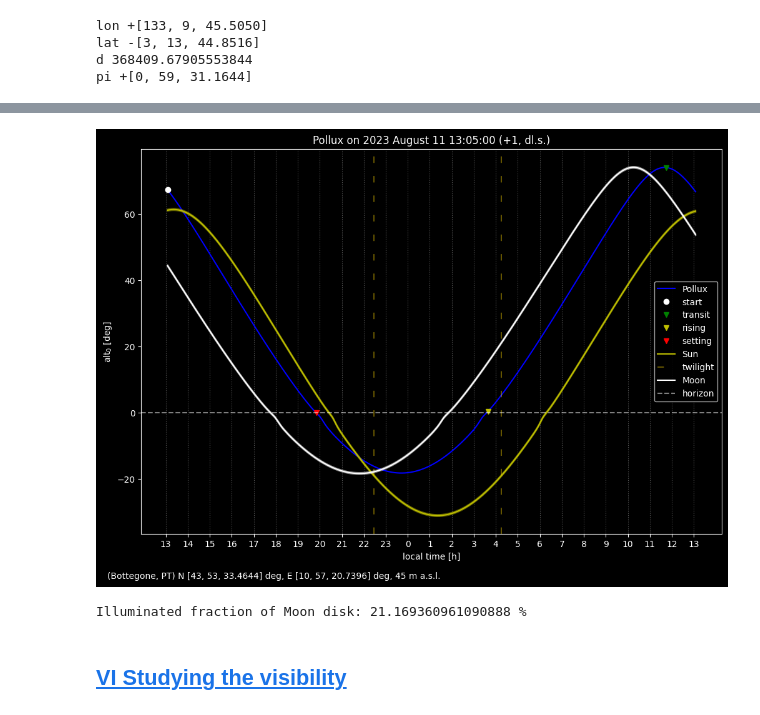
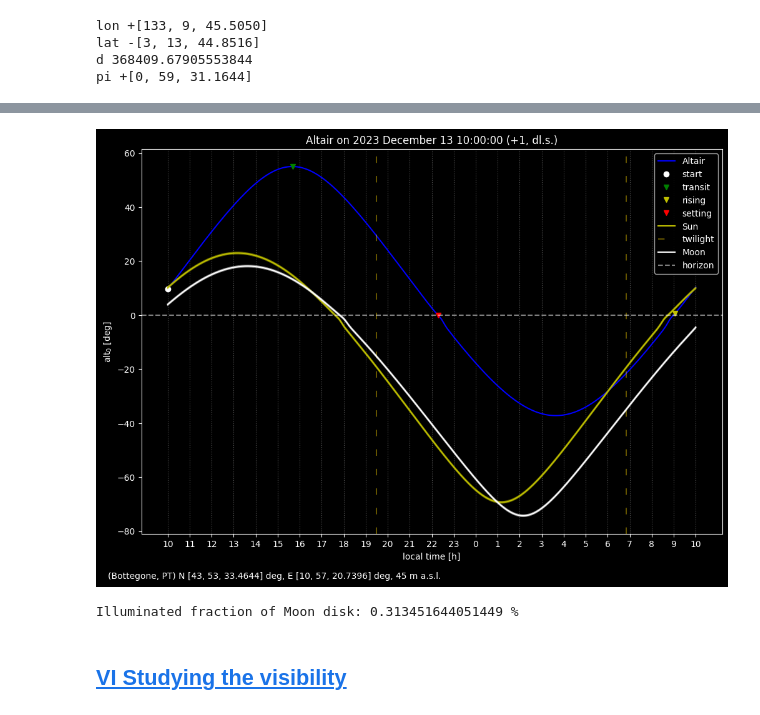
Before and after one commit to 00-berni/proj_0, a Jupyter notebook: notebook/notebook.ipynb, the cells around one changed output, grey strips where cells are left out. Saved outputs shown, nothing was run; the diff lists cells and outputs as text; code cells hidden in the pictures.

Commit message:
Starting the visibility function To understand the ill fraction of Moon

```diff
--- a/notebook/notebook.ipynb
+++ b/notebook/notebook.ipynb
@@ -2981,7 +2991,7 @@ obsname = 'Bottegone, PT'
 obs = GeoPos(lon,lat,h,name=obsname)
 
 # getting target data
-name, ra, dec, prmt = import_data('targets.csv',sel=4)
+name, ra, dec, prmt = import_data('targets.csv',sel=2)
 obj = StarObj(name,[ra,dec],prmt=prmt)
 obj.obj_info()
 print()
@@ -3193,6 +3212,8 @@ print(date.ut_to_local(timezone,dl_save,'str'))
 
 # computing the time of the events
 m = tran_ris_set(date,obs,obj,True)
+if type(m) == list:
+    m = m[0]
 event = Date(date.date,m)
 # computing the corresponding apparent altitude
 ealt = compute_alt(event,obs,obj,True)
@@ -3211,6 +3232,7 @@ plt.title(obj.name + ' on ' + titledate )
 
 plt.plot(dayrange,alt.deg,label='trajectory')
 plt.plot(dayrange[0],alt.deg[0],'ow',label='start')
+
 if type(m.val) != np.ndarray:
     plt.plot(event.jd,ealt.deg,'vg',label='transit')
 else:
@@ -3948,12 +4006,14 @@ class StarObj():
         return LST - ra
 # %%
 timezone, dl_save = 1, True
-date = Date([2023,8,9],timezone=timezone,dl_save=dl_save)
+date = Date([2023,1,9],timezone=timezone,dl_save=dl_save)
 print(date.ut_to_local(timezone,dl_save,'str'))
 
 alt, dayrange = trajectory(date,obs,obj,numpoint)
 # computing the time of the events
 m = tran_ris_set(date,obs,obj,True)
+if type(m) == list:
+    m = m[0]
 event = Date(date.date,m)
 # computing the corresponding apparent altitude
 ealt = compute_alt(event,obs,obj,True)
@@ -3968,7 +4028,8 @@ altaz = equat_to_altaz(Equatorial(ra,dec),lha,lat)
 sunrad = SUN.ang_diameter(dates)/2
 sunalt = altaz.alt + refraction_corr(altaz.alt,obs.h)
 suntw = SUN.twilight(date,obs)
-suntw = Date(date.date,suntw,calendar=date.calendar)
+if type(suntw) != bool:
+    suntw = Date(date.date,suntw,calendar=date.calendar)
 
 
 
@@ -4003,8 +4064,9 @@ ticks = Date(date.date, (np.arange(0,N,1)+int(date.time.hour()))*3600,calendar=d
 labelticks = np.round(ticks.time.hour() + hzone,0).astype(int)
 labelticks = np.where(labelticks >= 24, labelticks-24, labelticks)
 plt.axhline(0,xmin=0,xmax=1,linestyle='dashed',alpha=0.5,color='white',label='horizon')
-plt.axvline(suntw.jd[0],ymin=0,ymax=1,linestyle=(0,(5,10)),alpha=0.4,color='gold',label='twilight')
-plt.axvline(suntw.jd[1],ymin=0,ymax=1,linestyle=(0,(5,10)),alpha=0.4,color='gold')
+if type(suntw) != bool:
+    plt.axvline(suntw.jd[0],ymin=0,ymax=1,linestyle=(0,(5,10)),alpha=0.4,color='gold',label='twilight')
+    plt.axvline(suntw.jd[1],ymin=0,ymax=1,linestyle=(0,(5,10)),alpha=0.4,color='gold')
 plt.xticks(ticks.jd,labelticks)
 plt.xlabel(out + ' [h]')
 plt.ylabel('alt$_0$ [deg]')
@@ -4241,7 +4303,7 @@ class Moon():
         s = 716946800/dist * (1+np.sin(alt.rad)*np.sin(para.rad))
         return Angles(s/3600,'deg')
 
-    def rise_set(self, date: Date, obs_pos: GeoPos, results: bool = True, iter: int = 3) -> Time | None:
+    def rise_set(self, date: Date, obs_pos: GeoPos, results: bool = True, iter: int = 3) -> Time | bool:
         date = date.copy()
         lon = obs_pos.lon
         lat = obs_pos.lat
@@ -4324,10 +4386,11 @@ class Moon():
                     print(names[i] + ':\t' + event[i].print_date() + ' ==> ' + event[i].ut_to_local(timezone,dl_save,'str'))
             return m
         else:
+            m = (cosH0 < 0)
             if results:
-                res_str = 'rises' if cosH0 > 0 else 'sets'
+                res_str = 'sets' if m else 'rises'
                 print('Moon never ' + res_str)
-            return None
+            return m
 
     def ill_fract(self, date: Date, sunlon: Angles, sundist: float | np.ndarray) -> float | np.ndarray:
         lon, lat, dist = self.get_coor(date)
@@ -4356,13 +4419,16 @@ d 368409.67905553844
 pi +[0, 59, 31.1644]
 # %%
 timezone, dl_save = 1, True
-date = Date([2023,8,11],[13,5,0],timezone=timezone,dl_save=dl_save)
+date = Date([2023,12,13],[10,0,0],timezone=timezone,dl_save=dl_save)
+# date = Date([2023,8,12],[13,5,0],timezone=timezone,dl_save=dl_save)
 print(date.ut_to_local(timezone,dl_save,'str'))
 
 alt, dayrange = trajectory(date,obs,obj,numpoint)
 
 # computing the time of the events
 m = tran_ris_set(date,obs,obj,True)
+if type(m) == list:
+    m = m[0]
 event = Date(date.date,m)
 # computing the corresponding apparent altitude
 ealt = compute_alt(event,obs,obj,True)
@@ -4378,7 +4444,9 @@ print('sun az',altaz.az.print_angle('deg')[0])
 sunrad = SUN.ang_diameter(dates)/2
 sunalt = altaz.alt + refraction_corr(altaz.alt,obs.h)
 suntw = SUN.twilight(date,obs)
-suntw = Date(date.date,suntw,calendar=date.calendar)
+if type(suntw) != bool:
+    suntw = Date(date.date,suntw,calendar=date.calendar)
+sunra, sundec = ra, dec
 
 dates = Date(jd=dayrange,timetype=date.time.tytime,calendar=date.calendar)
 ra, dec = MOON.equat_coor(dates)
@@ -4389,6 +4457,8 @@ print('moon az',altaz.az.print_angle('deg')[0])
 moonrad = MOON.ang_diameter(dates, altaz.alt)/2
 moonalt = altaz.alt + refraction_corr(altaz.alt,obs.h)
 moonrs = MOON.rise_set(date,obs)
+print(moonrs)
+moonra, moondec = ra, dec
 
 ## PLOT ##
 hour = date.time.hour()
@@ -4418,8 +4488,9 @@ else:
 plt.plot(dayrange,sunalt.deg,'y',label='Sun')
 plt.plot(dayrange,sunalt.deg - sunrad.deg,'y',alpha=0.5)
 plt.plot(dayrange,sunalt.deg + sunrad.deg,'y',alpha=0.5)
-plt.axvline(suntw.jd[0],ymin=0,ymax=1,linestyle=(0,(5,10)),alpha=0.4,color='gold',label='twilight')
-plt.axvline(suntw.jd[1],ymin=0,ymax=1,linestyle=(0,(5,10)),alpha=0.4,color='gold')
+if type(suntw) != bool:
+    plt.axvline(suntw.jd[0],ymin=0,ymax=1,linestyle=(0,(5,10)),alpha=0.4,color='gold',label='twilight')
+    plt.axvline(suntw.jd[1],ymin=0,ymax=1,linestyle=(0,(5,10)),alpha=0.4,color='gold')
 
 plt.plot(dayrange,moonalt.deg,'w',label='Moon')
 plt.plot(dayrange,moonalt.deg - moonrad.deg,'w',alpha=0.5)
@@ -4439,7 +4510,6 @@ plt.text(0.08, 0.02, location_string, fontsize=10, transform=plt.gcf().transFigu
 plt.show()
 
 
-plt.show()
 
 print(f'Illuminated fraction of Moon disk: {MOON.ill_fract(date,SUN.app_lon(date),SUN.distance(date)*SUN.AU)*100} %')
 # %% [output]
@@ -4463,5 +4533,5 @@ setting:        2023 August 11 15:40:47.4477 UT ==> 2023 August 11 17:40:47.4477
-[figure, old version]
+[figure, new version]
-Illuminated fraction of Moon disk: 21.169360961090888 %
+Illuminated fraction of Moon disk: 0.313451644051449 %
 # %% [markdown]
 ## <a id='toc1_6_'></a>[VI Studying the visibility](#toc0_)
 # %% [markdown]
```
Also changed, not shown: parts of 12 cells of this notebook.
